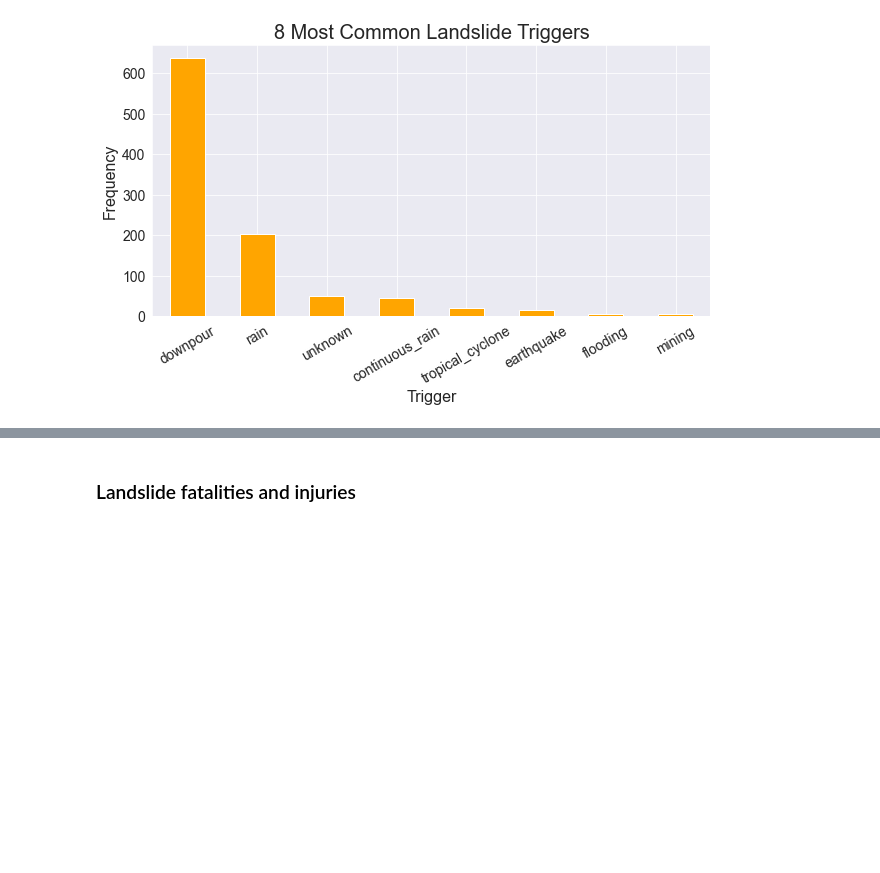
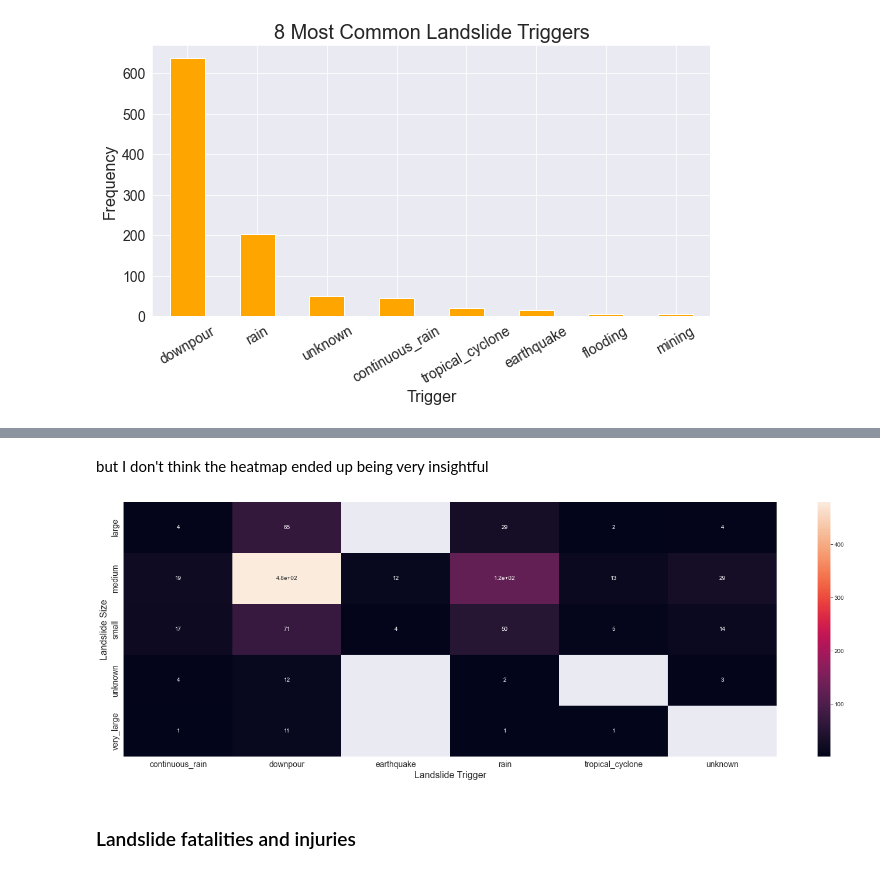
Before and after one commit to katelynnelson38/nasa_api, a Jupyter notebook: landslide_api_eda.ipynb, the cells around one changed output, grey strips where cells are left out. Saved outputs shown, nothing was run; the diff lists cells and outputs as text; code cells hidden in the pictures; blank space fills up the shorter version.

Commit message:
Update landslide eda in py notebook

```diff
--- a/landslide_api_eda.ipynb
+++ b/landslide_api_eda.ipynb
@@ -250,0 +205,5 @@ dash_bio.Clustergram(
+# %%
+test = pd.DataFrame(landslide_df.groupby('landslide_trigger')['landslide_trigger'].count().sort_values(ascending = False))
+test.rename(columns = {'landslide_trigger':'trigger_total_count'}, inplace = True)
+test = test.reset_index()
+test
@@ -251,3 +228,22 @@ dash_bio.Clustergram(
+# %%
+test_df = pd.merge(landslide_df, test, on = 'landslide_trigger')
+test_df = test_df[test_df['trigger_total_count'] > 6]
+test_df.head(2)
+test_df = test_df[['landslide_size', 'landslide_trigger', 'trigger_total_count']]
+# %% [markdown]
+but I don't think the heatmap ended up being very insightful
+# %%
+plt.figure(figsize = (25, 8))
+df_heatmap = test_df.pivot_table(values = 'trigger_total_count', index='landslide_size', columns='landslide_trigger', aggfunc = 'count')
+df_heatmap
+sns.heatmap(df_heatmap,annot=True)
+plt.xlabel('Landslide Trigger', fontsize = 16)
+plt.ylabel('Landslide Size', fontsize = 16)
+#plt.title('Which sizes are most common?', fontsize = 20)
+plt.tick_params(labelsize = 14)
+#plt.show()
+# %% [output]
+[figure, added]
 # %% [markdown]
 ### Landslide fatalities and injuries
 # %%
```
Also changed, not shown: parts of 6 cells of this notebook.
